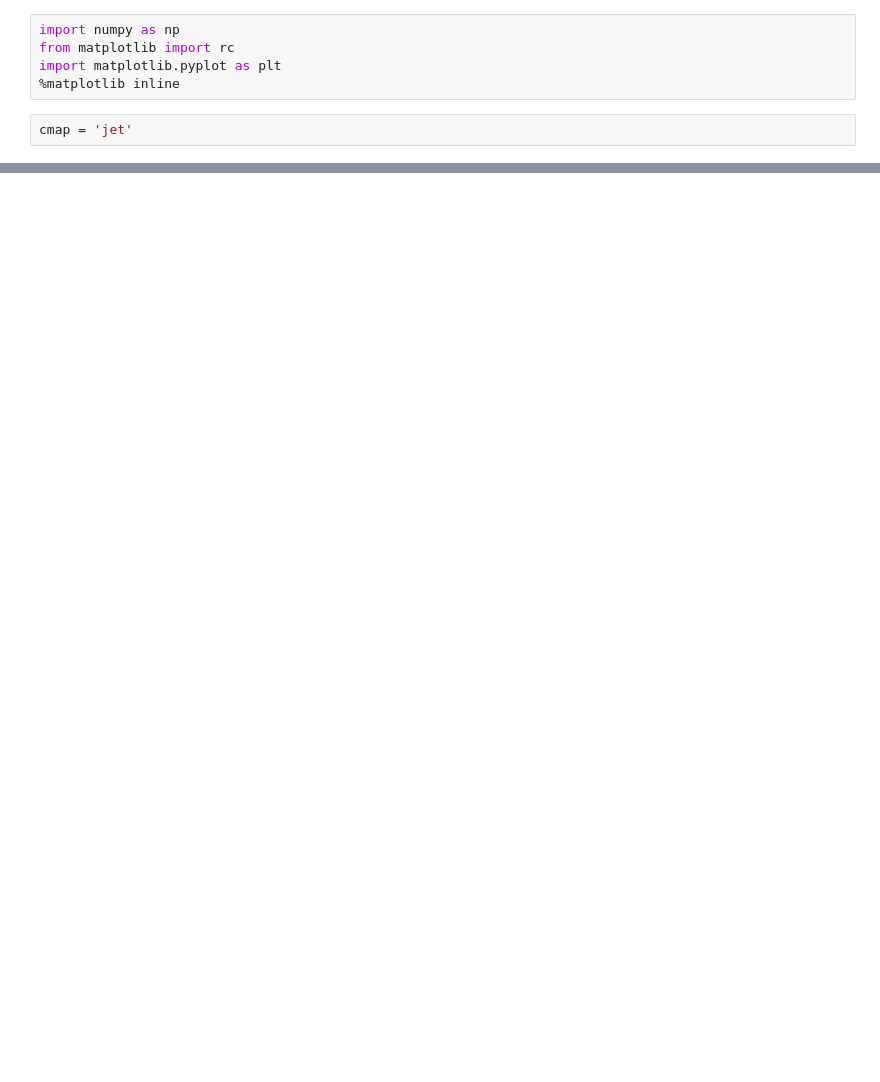
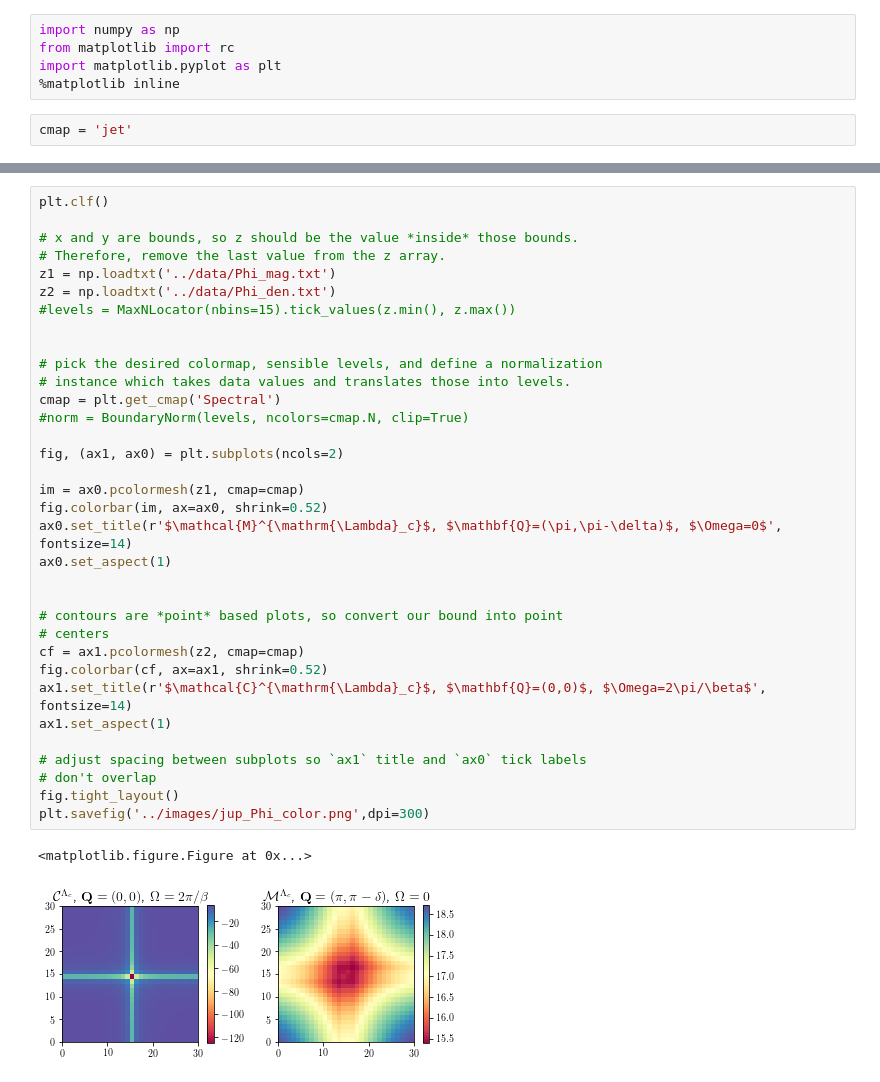
Before and after one commit to Ciro-Taranto/fRG_paper, a Jupyter notebook: scripts/Plot2D_mag_den.ipynb, the cells around one changed output, grey strips where cells are left out. Drawn from its saved outputs; the diff is of its cells as text; blank space fills up the shorter version.

Commit message:
Merged plots phi_mag phi_den

```diff
--- a/scripts/Plot2D_mag_den.ipynb
+++ b/scripts/Plot2D_mag_den.ipynb
@@ -53,3 +53,40 @@ cmap = 'jet'
 # %% [output]
 (30, 30) min, max:  -125.00753604 -5.57281919
 [figure]
+# %%
+plt.clf()
+
+# x and y are bounds, so z should be the value *inside* those bounds.
+# Therefore, remove the last value from the z array.
+z1 = np.loadtxt('../data/Phi_mag.txt')
+z2 = np.loadtxt('../data/Phi_den.txt')
+#levels = MaxNLocator(nbins=15).tick_values(z.min(), z.max())
+
+
+# pick the desired colormap, sensible levels, and define a normalization
+# instance which takes data values and translates those into levels.
+cmap = plt.get_cmap('Spectral')
+#norm = BoundaryNorm(levels, ncolors=cmap.N, clip=True)
+
+fig, (ax1, ax0) = plt.subplots(ncols=2)
+
+im = ax0.pcolormesh(z1, cmap=cmap)
+fig.colorbar(im, ax=ax0, shrink=0.52)
+ax0.set_title(r'$\mathcal{M}^{\mathrm{\Lambda}_c}$, $\mathbf{Q}=(\pi,\pi-\delta)$, $\Omega=0$', fontsize=14)
+ax0.set_aspect(1)
+
+
+# contours are *point* based plots, so convert our bound into point
+# centers
+cf = ax1.pcolormesh(z2, cmap=cmap)
+fig.colorbar(cf, ax=ax1, shrink=0.52)
+ax1.set_title(r'$\mathcal{C}^{\mathrm{\Lambda}_c}$, $\mathbf{Q}=(0,0)$, $\Omega=2\pi/\beta$', fontsize=14)
+ax1.set_aspect(1)
+
+# adjust spacing between subplots so `ax1` title and `ax0` tick labels
+# don't overlap
+fig.tight_layout()
+plt.savefig('../images/jup_Phi_color.png',dpi=300)
+# %% [output]
+<matplotlib.figure.Figure at 0x...>
+[figure, added]
```
Also changed, not shown: parts of 2 cells of this notebook, 2 other files.
